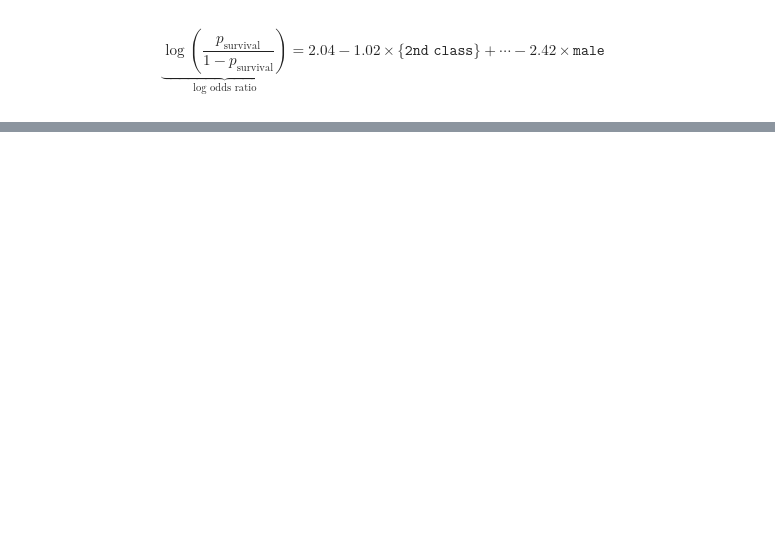
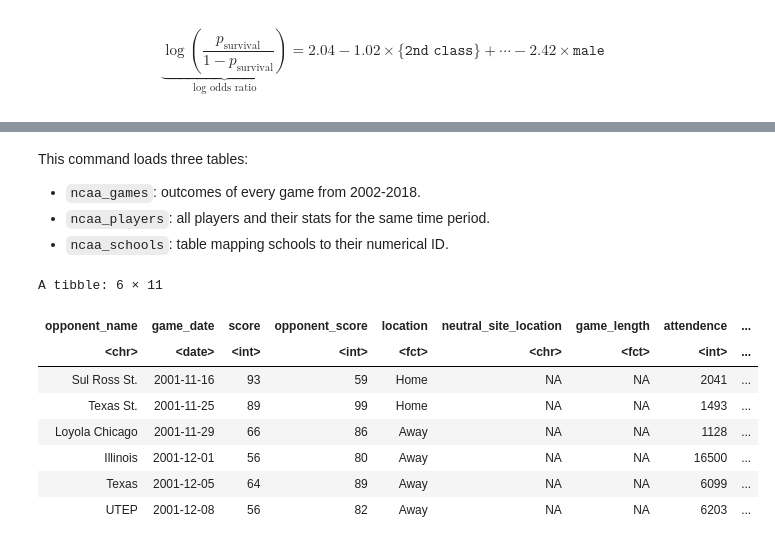
Before and after one commit to stats306/w23, a Jupyter notebook: lectures/week14/lecture20.ipynb, the cells around one changed output, grey strips where cells are left out. Drawn from its saved outputs; the diff is of its cells as text; code cells hidden in the pictures; blank space fills up the shorter version.

```diff
--- a/lectures/week14/lecture20.ipynb
+++ b/lectures/week14/lecture20.ipynb
@@ -616,0 +241,17 @@ any(v1 == v2)
+# %% [markdown]
+This command loads three tables:
+- `ncaa_games`: outcomes of every game from 2002-2018.
+- `ncaa_players`: all players and their stats for the same time period.
+- `ncaa_schools`: table mapping schools to their numerical ID.
+# %%
+ncaa_games %>% head
+# %% [output]
+A tibble: 6 × 11
+| opponent_name | game_date | score | opponent_score | location | neutral_site_location | game_length | attendence | ... |
+| <chr> | <date> | <int> | <int> | <fct> | <chr> | <fct> | <int> | ... |
+| Sul Ross St. | 2001-11-16 | 93 | 59 | Home | NA | NA | 2041 | ... |
+| Texas St. | 2001-11-25 | 89 | 99 | Home | NA | NA | 1493 | ... |
+| Loyola Chicago | 2001-11-29 | 66 | 86 | Away | NA | NA | 1128 | ... |
+| Illinois | 2001-12-01 | 56 | 80 | Away | NA | NA | 16500 | ... |
+| Texas | 2001-12-05 | 64 | 89 | Away | NA | NA | 6099 | ... |
+| UTEP | 2001-12-08 | 56 | 82 | Away | NA | NA | 6203 | ... |
```
Also changed, not shown: parts of 126 cells of this notebook.
